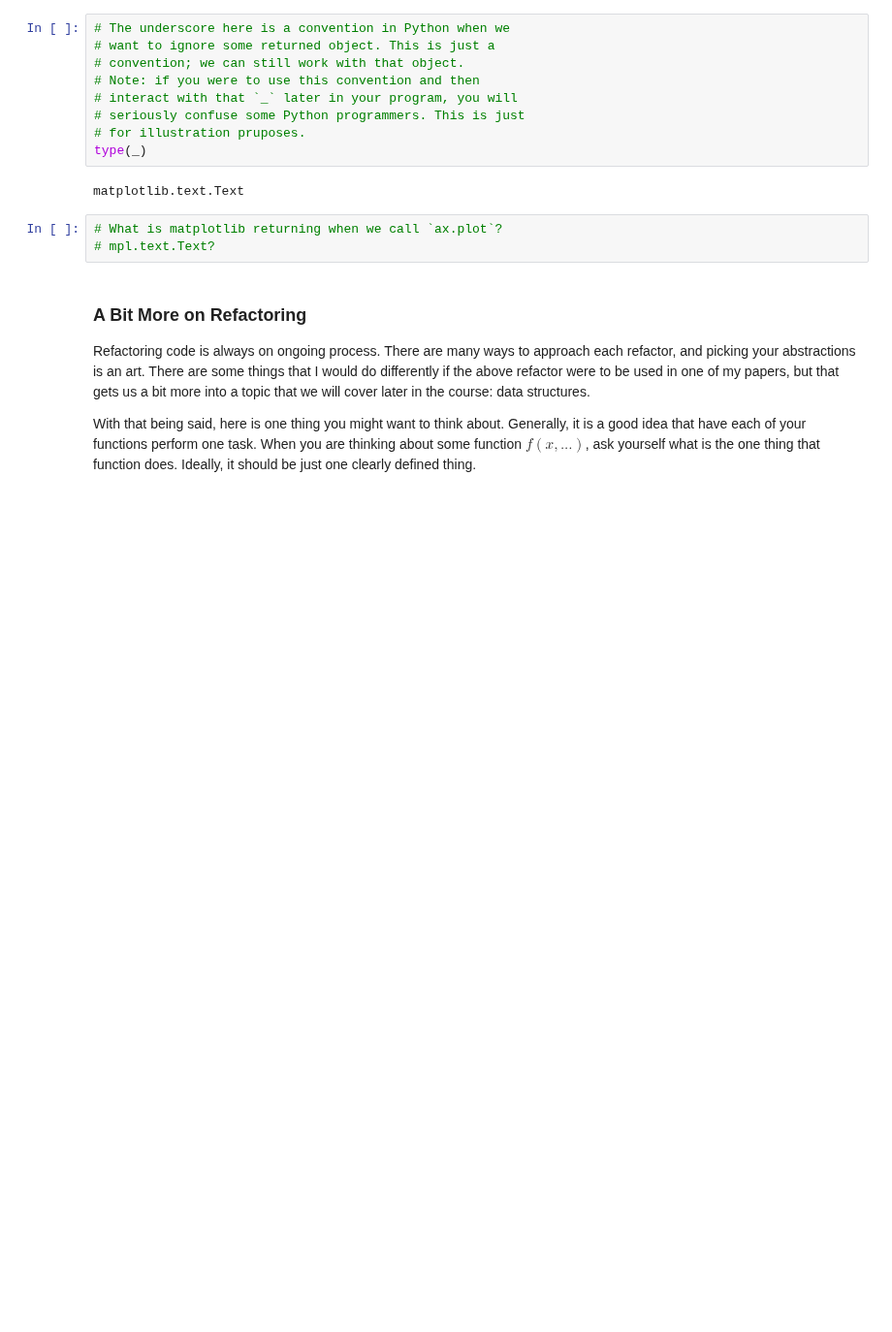
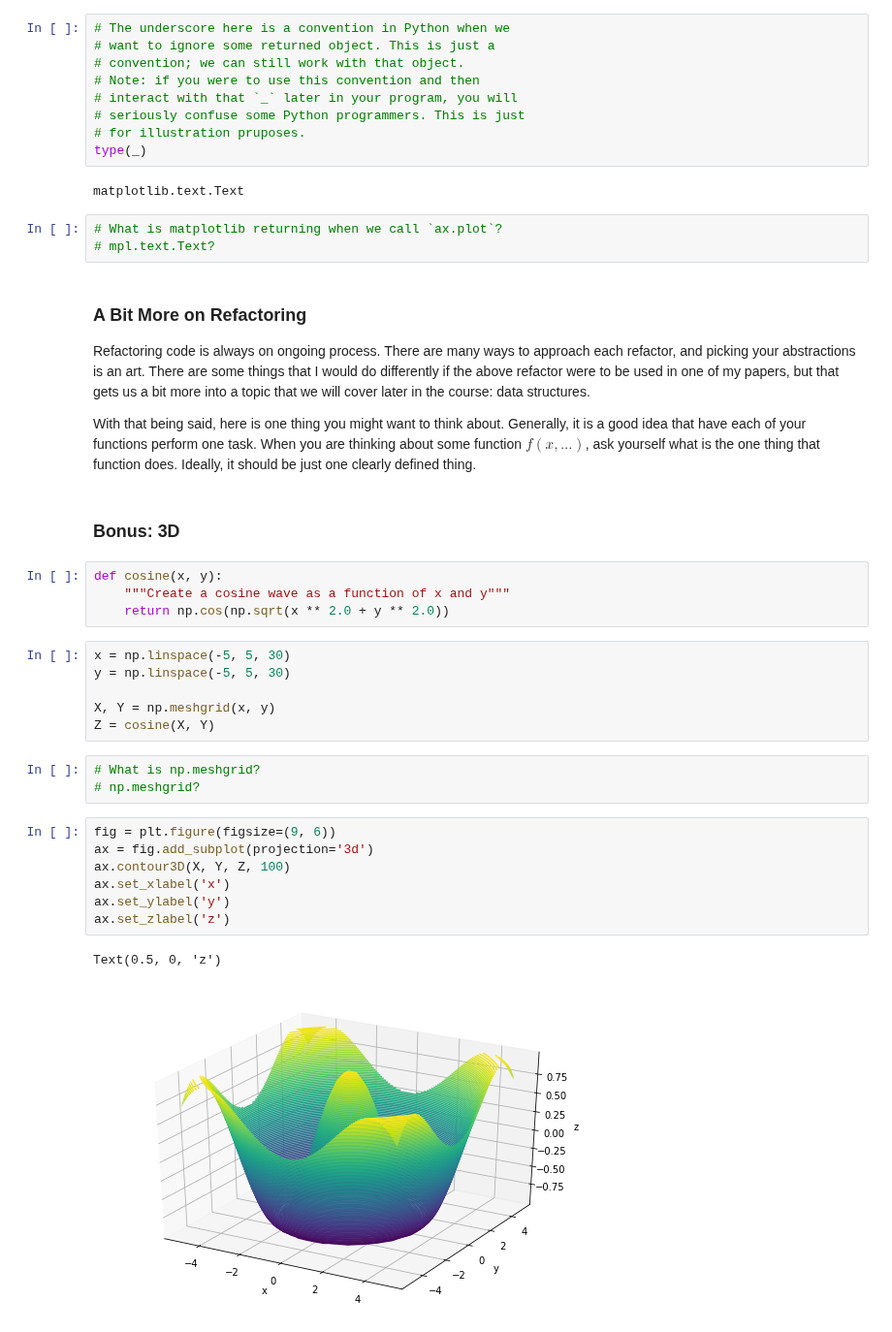
Before and after one commit to yngtodd/eleven, a Jupyter notebook: examples/notebooks/module_02_02_matplotlib_object_oriented.ipynb, the cells around one changed output. Shown at 97% size. Drawn from its saved outputs; the diff is of its cells as text; blank space fills up the shorter version.

```diff
--- a/examples/notebooks/module_02_02_matplotlib_object_oriented.ipynb
+++ b/examples/notebooks/module_02_02_matplotlib_object_oriented.ipynb
@@ -179,3 +182,28 @@ matplotlib.text.Text
 Refactoring code is always on ongoing process. There are many ways to approach each refactor, and picking your abstractions is an art. There are some things that I would do differently if the above refactor were to be used in one of my papers, but that gets us a bit more into a topic that we will cover later in the course: data structures.
 
 With that being said, here is one thing you might want to think about. Generally, it is a good idea that have each of your functions perform one task. When you are thinking about some function $f(x, ...)$, ask yourself what is the one thing that function does. Ideally, it should be just one clearly defined thing.
+# %% [markdown]
+### Bonus: 3D
+# %%
+def cosine(x, y):
+    """Create a cosine wave as a function of x and y"""
+    return np.cos(np.sqrt(x ** 2.0 + y ** 2.0))
+# %%
+x = np.linspace(-5, 5, 30)
+y = np.linspace(-5, 5, 30)
+
+X, Y = np.meshgrid(x, y)
+Z = cosine(X, Y)
+# %%
+# What is np.meshgrid?
+# np.meshgrid?
+# %%
+fig = plt.figure(figsize=(9, 6))
+ax = fig.add_subplot(projection='3d')
+ax.contour3D(X, Y, Z, 100)
+ax.set_xlabel('x')
+ax.set_ylabel('y')
+ax.set_zlabel('z')
+# %% [output]
+Text(0.5, 0, 'z')
+[figure, added]
```
Also changed, not shown: parts of 2 cells of this notebook, 2 other files.
